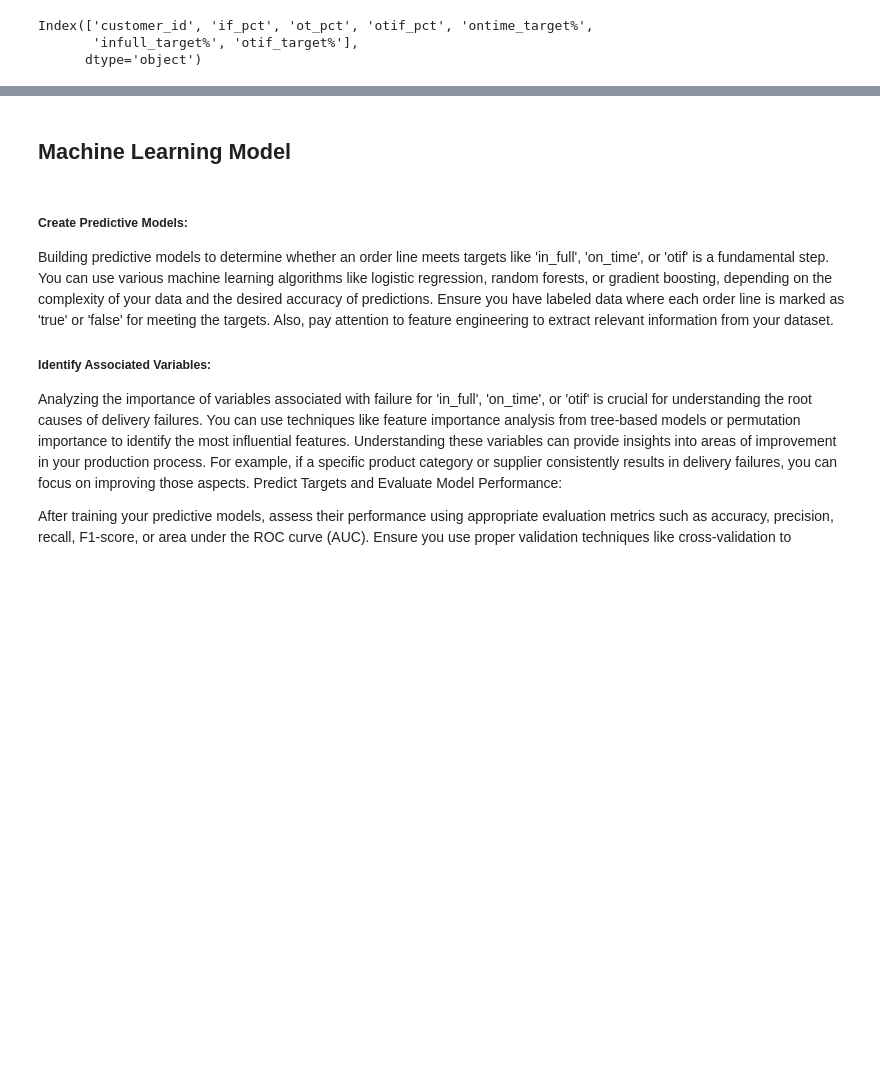
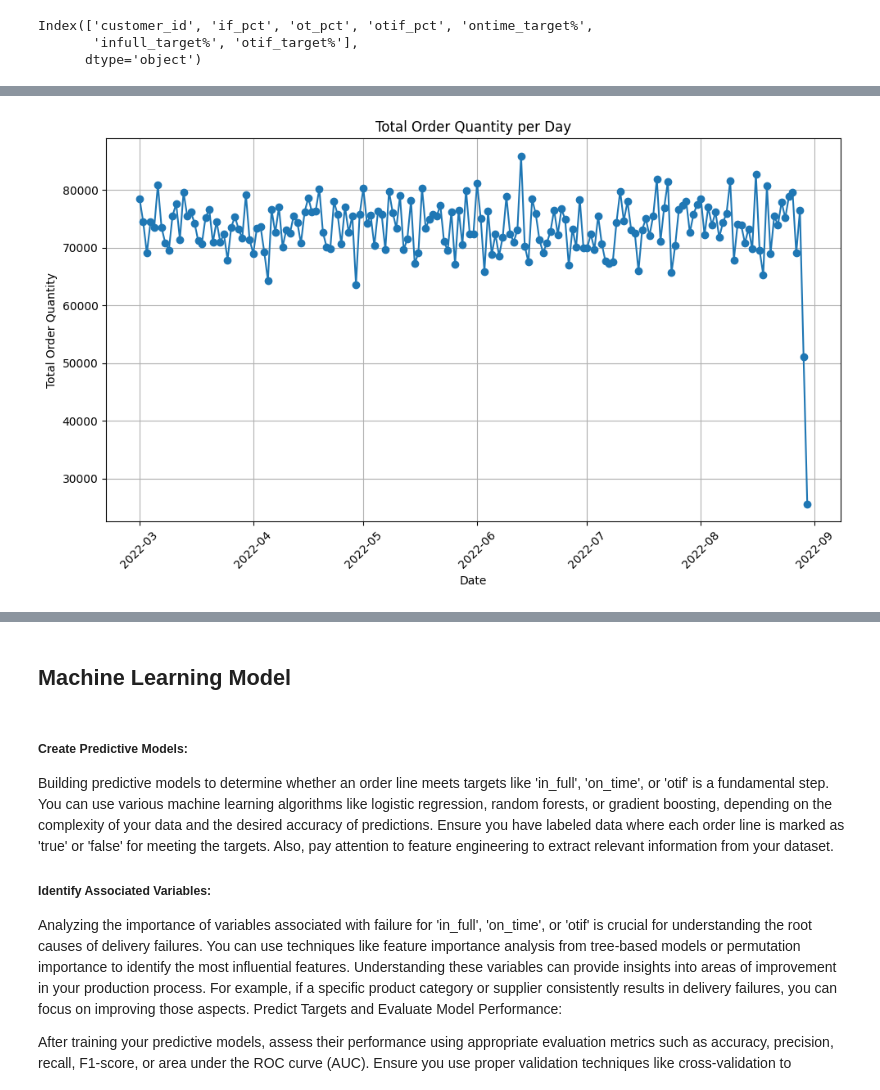
Before and after one commit to occampos/OptimizingDelivery, a Jupyter notebook: analysis.ipynb, the cells around one changed output, grey strips where cells are left out. Drawn from its saved outputs; the diff is of its cells as text; code cells hidden in the pictures; blank space fills up the shorter version.

```diff
--- a/analysis.ipynb
+++ b/analysis.ipynb
@@ -124,0 +144,20 @@ customer_split = customer_split[['customer_id', 'if_pct', 'if_target_pct',
+# %%
+# Plot quantity ordered over time
+
+# Group sum by date
+plot_data = od_order_lines.groupby(od_order_lines['order_placement_date'].dt.date)['order_qty'].sum()
+
+# Plot
+plt.figure(figsize=(10, 6))
+
+plot_data.plot(marker='o', grid=True)
+
+plt.title('Total Order Quantity per Day')
+plt.xlabel('Date')
+plt.ylabel('Total Order Quantity')
+plt.xticks(rotation=45)
+
+plt.tight_layout()
+plt.show()
+# %% [output]
+[figure, added]
```
Also changed, not shown: parts of 107 cells of this notebook.
